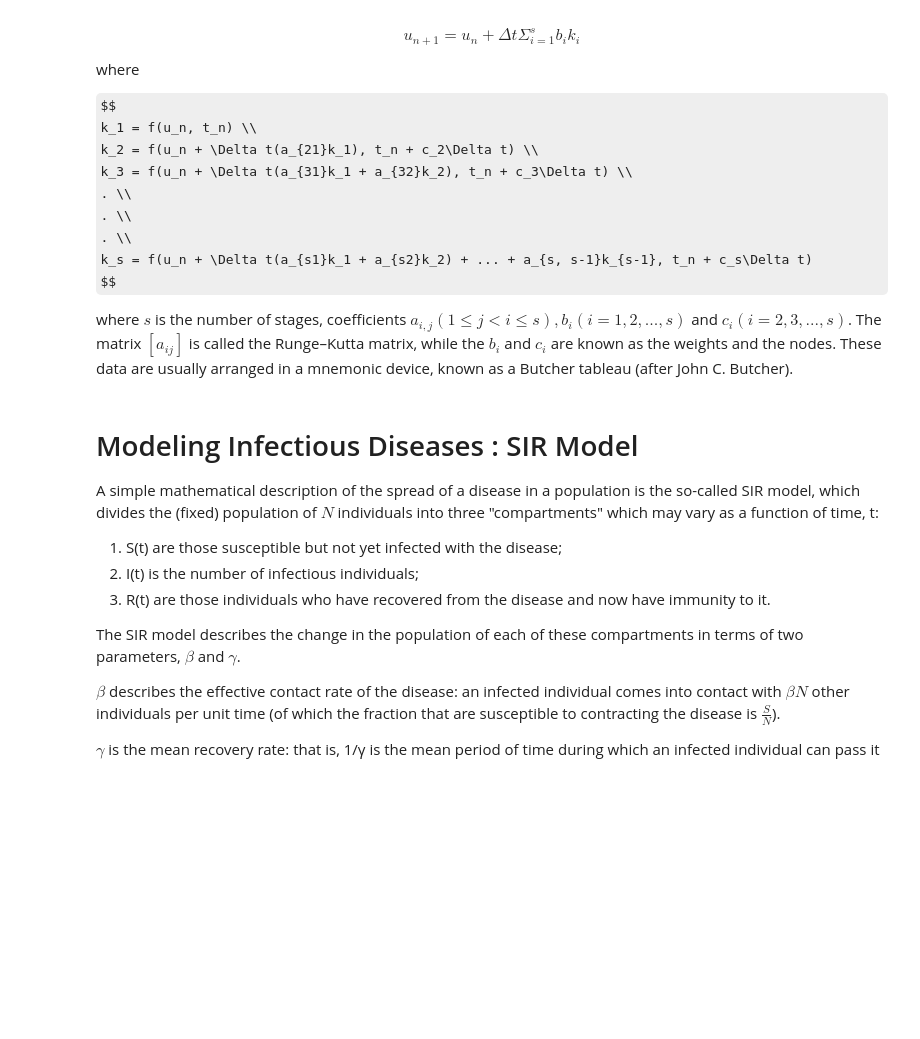
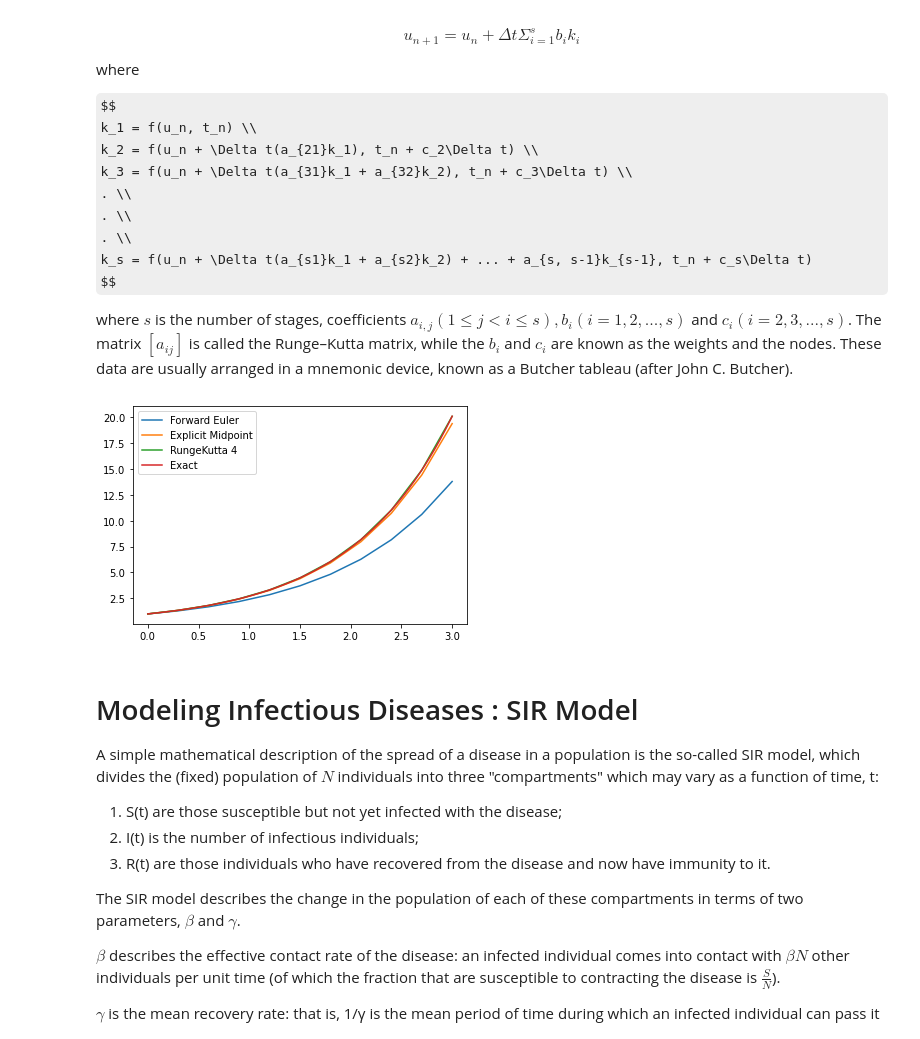
Before and after one commit to aim-msds/cxsy, a Jupyter notebook: ODE/Solving Differential Equations Class.ipynb, the cells around one changed output. Cells and saved outputs as stored; diff of their text form; code cells hidden in the pictures; some formulas as TeX source; blank space fills up the shorter version.

```diff
--- a/ODE/Solving Differential Equations Class.ipynb
+++ b/ODE/Solving Differential Equations Class.ipynb
@@ -161,3 +366,34 @@ where $s$ is the number of stages, coefficients $a_{i,j} (1 \le j < i \le s), b_
+# %%
+import numpy as np
+import matplotlib.pyplot as plt
+
+def f(u, t):
+    return u
+
+time_points = np.linspace(0, 3, 11)
+
+fe = ForwardEuler(f)
+fe.set_initial_condition(U0=1)
+u1, t1 = fe.solve(time_points)
+plt.plot(t1, u1, label="Forward Euler")
+
+em = ExplicitMidpoint(f)
+em.set_initial_condition(U0=1)
+u2, t2 = em.solve(time_points)
+plt.plot(t2, u2, label="Explicit Midpoint")
+
+rk4 = RungeKutta4(f)
+rk4.set_initial_condition(U0=1)
+u3, t3 = rk4.solve(time_points)
+plt.plot(t3, u3, label="RungeKutta 4")
+
+#plot the exact solution in the same plot
+time_exact = np.linspace(0,3,301) #more points to improve the plot
+plt.plot(time_exact,np.exp(time_exact),label="Exact")
+plt.legend()
+plt.show()
+# %% [output]
+[figure, added]
 # %% [markdown]
 # Modeling Infectious Diseases : SIR Model
 A simple mathematical description of the spread of a disease in a population is the so-called SIR model, which divides the (fixed) population of $N$ individuals into three "compartments" which may vary as a function of time, t:
```
Also changed, not shown: parts of 13 cells of this notebook, 1 other file.
